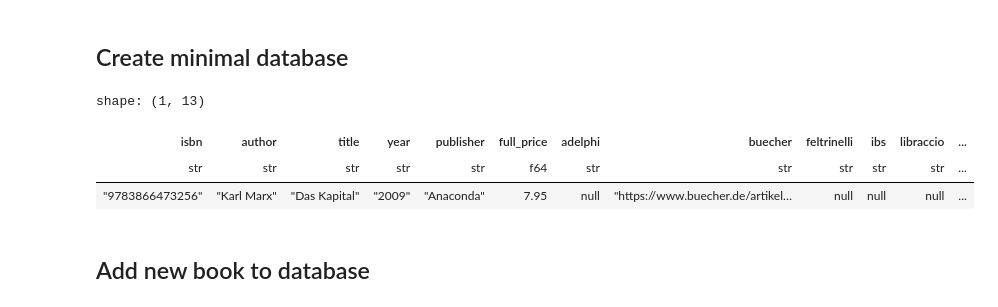
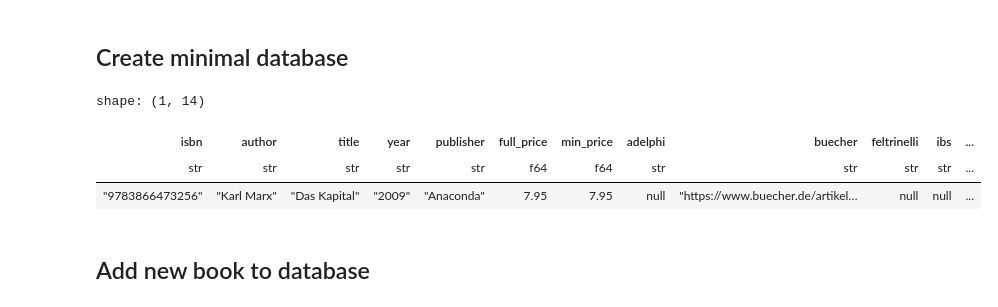
Before and after one commit to andrea-petrocchi/monitorbookprices, a Jupyter notebook: examples/01_add_book/add_book.ipynb, the cells around one changed output. Drawn from its saved outputs; the diff is of its cells as text; code cells hidden in the pictures.

```diff
--- a/examples/01_add_book/add_book.ipynb
+++ b/examples/01_add_book/add_book.ipynb
@@ -14,23 +18,24 @@ import monitorbookprices as mbp
 # %%
 book = mbp.new_book(
     {
         'isbn': '9783866473256',
         'author': 'Karl Marx',
         'title': 'Das Kapital',
         'year': '2009',
         'publisher': 'Anaconda',
         'full_price': 7.95,
+        'min_price': 7.95,
         'buecher': 'https://www.buecher.de/artikel/buch/das-kapital/25646129/',
         'osiander': 'https://www.osiander.de/shop/home/artikeldetails/A1006759980',
     }
 )
 df = pl.DataFrame(book, schema_overrides=mbp.schema())
 df
 # %% [output]
-shape: (1, 13)
+shape: (1, 14)
-| isbn | author | title | year | publisher | full_price | adelphi | buecher | feltrinelli | ibs | libraccio | ... |
-| str | str | str | str | str | f64 | str | str | str | str | str | ... |
-| "9783866473256" | "Karl Marx" | "Das Kapital" | "2009" | "Anaconda" | 7.95 | null | "https://www.buecher.de/artikel… | null | null | null | ... |
+| isbn | author | title | year | publisher | full_price | min_price | adelphi | buecher | feltrinelli | ibs | ... |
+| str | str | str | str | str | f64 | f64 | str | str | str | str | ... |
+| "9783866473256" | "Karl Marx" | "Das Kapital" | "2009" | "Anaconda" | 7.95 | 7.95 | null | "https://www.buecher.de/artikel… | null | null | ... |
 # %%
 mbp.write_database(
     df,  # dataframe
```
Also changed, not shown: parts of 4 cells of this notebook, 3 other files.
